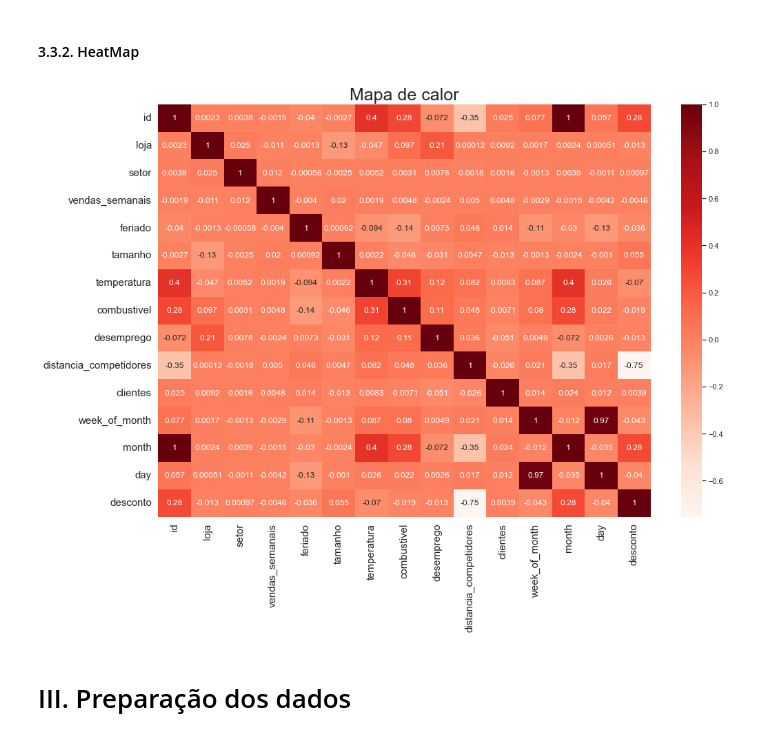
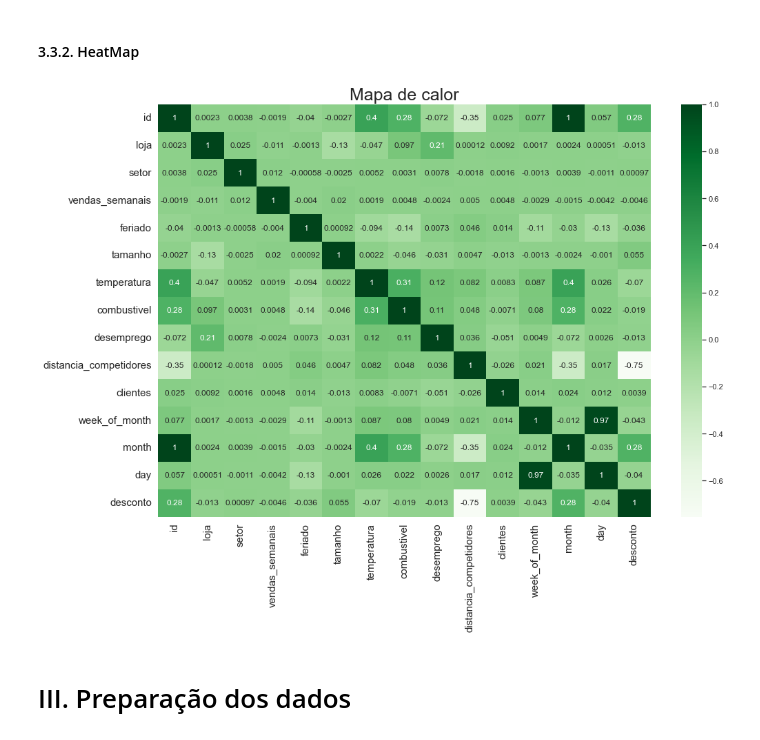
Before and after one commit to paulawehdorn/eletro_plaza_store_sales_prediction, a Jupyter notebook: eletro_plaza_v9.ipynb, the cells around one changed output. Cells and saved outputs as stored; diff of their text form; code cells hidden in the pictures.

```diff
--- a/eletro_plaza_v9.ipynb
+++ b/eletro_plaza_v9.ipynb
@@ -730,18 +730,18 @@ aux
 # %%
 # Criar o mapa de calor
 corr = df3.corr(method='pearson')
 fig, ax = plt.subplots(figsize=(16, 11))
 
 # Configura o título e os eixos
 ax.set_title('Mapa de calor', fontsize=25)
 ax.set_xticklabels(ax.get_xticklabels(), fontsize=15)
 ax.set_yticklabels(ax.get_yticklabels(), fontsize=15)
 
 # Plota e mostra o gráfico
-ax = sns.heatmap(corr, annot=True, cmap='Reds', ax=ax)
+ax = sns.heatmap(corr, annot=True, cmap='Greens', ax=ax)
 plt.show()
 # %% [output]
-[figure, old version]
+[figure, new version]
 # %% [markdown]
 # III. Preparação dos dados
 # %% [markdown]
```
Also changed, not shown: parts of 28 cells of this notebook.
